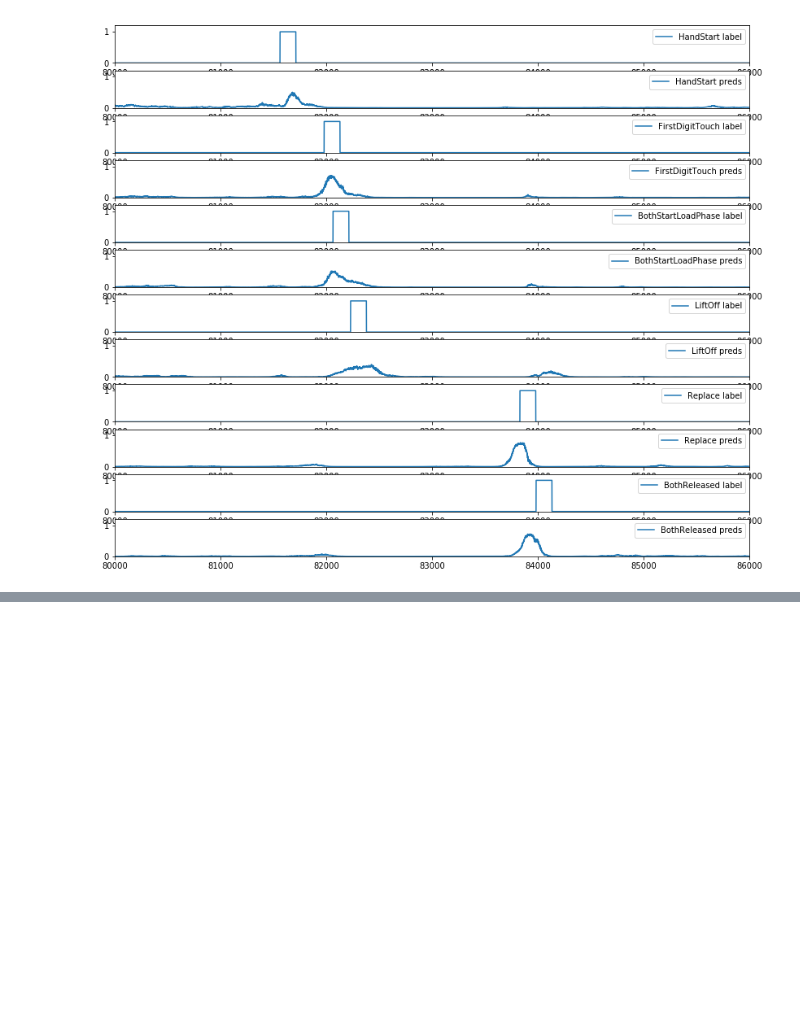
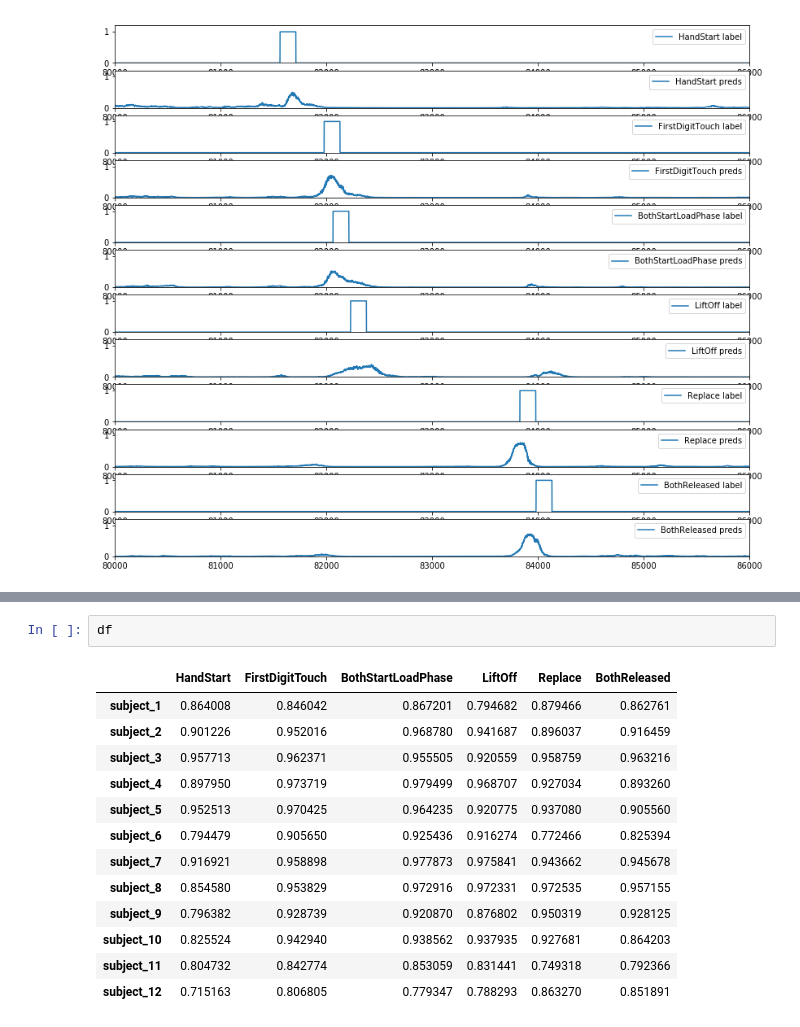
Before and after one commit to arthurcgusmao/eeg-grasp-and-lift, a Jupyter notebook: View Predictions.ipynb, the cells around one changed output, grey strips where cells are left out. Saved outputs shown, nothing was run; the diff lists cells and outputs as text; blank space fills up the shorter version.

```diff
--- a/View Predictions.ipynb
+++ b/View Predictions.ipynb
@@ -70,0 +100,16 @@ for idx,col in enumerate(cols):
+# %%
+df
+# %% [output]
+|  | HandStart | FirstDigitTouch | BothStartLoadPhase | LiftOff | Replace | BothReleased |
+| subject_1 | 0.864008 | 0.846042 | 0.867201 | 0.794682 | 0.879466 | 0.862761 |
+| subject_2 | 0.901226 | 0.952016 | 0.968780 | 0.941687 | 0.896037 | 0.916459 |
+| subject_3 | 0.957713 | 0.962371 | 0.955505 | 0.920559 | 0.958759 | 0.963216 |
+| subject_4 | 0.897950 | 0.973719 | 0.979499 | 0.968707 | 0.927034 | 0.893260 |
+| subject_5 | 0.952513 | 0.970425 | 0.964235 | 0.920775 | 0.937080 | 0.905560 |
+| subject_6 | 0.794479 | 0.905650 | 0.925436 | 0.916274 | 0.772466 | 0.825394 |
+| subject_7 | 0.916921 | 0.958898 | 0.977873 | 0.975841 | 0.943662 | 0.945678 |
+| subject_8 | 0.854580 | 0.953829 | 0.972916 | 0.972331 | 0.972535 | 0.957155 |
+| subject_9 | 0.796382 | 0.928739 | 0.920870 | 0.876802 | 0.950319 | 0.928125 |
+| subject_10 | 0.825524 | 0.942940 | 0.938562 | 0.937935 | 0.927681 | 0.864203 |
+| subject_11 | 0.804732 | 0.842774 | 0.853059 | 0.831441 | 0.749318 | 0.792366 |
+| subject_12 | 0.715163 | 0.806805 | 0.779347 | 0.788293 | 0.863270 | 0.851891 |
```
Also changed, not shown: parts of 11 cells of this notebook.
